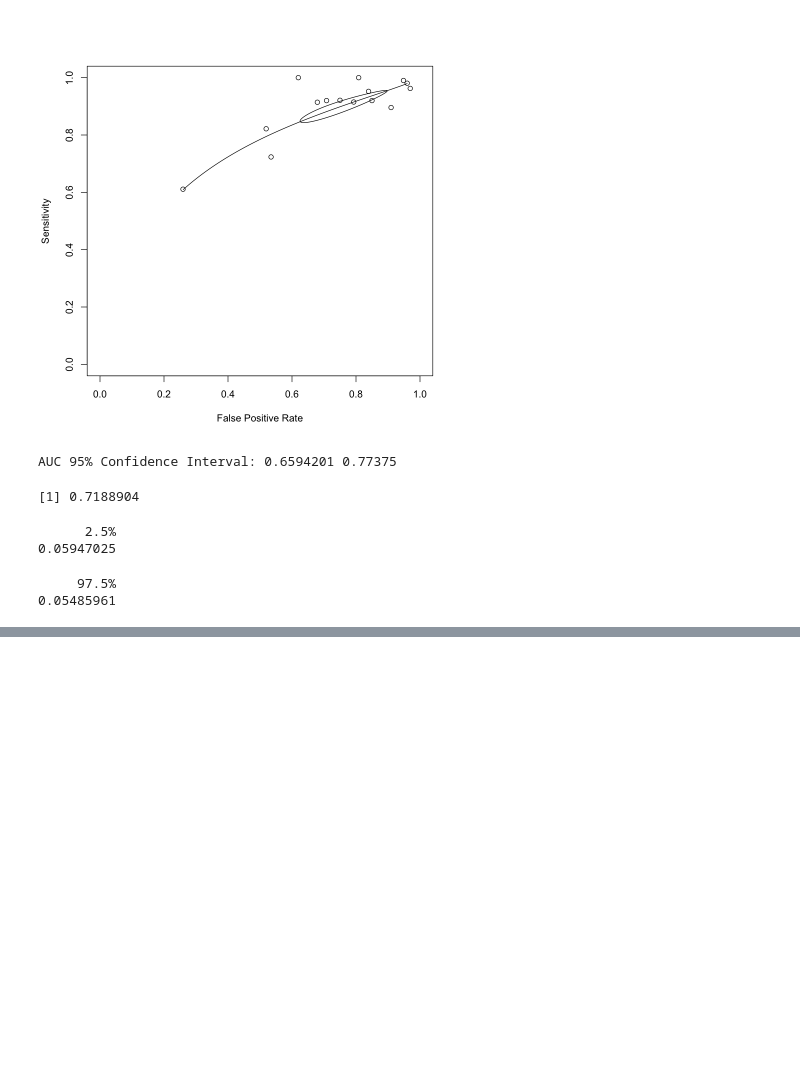
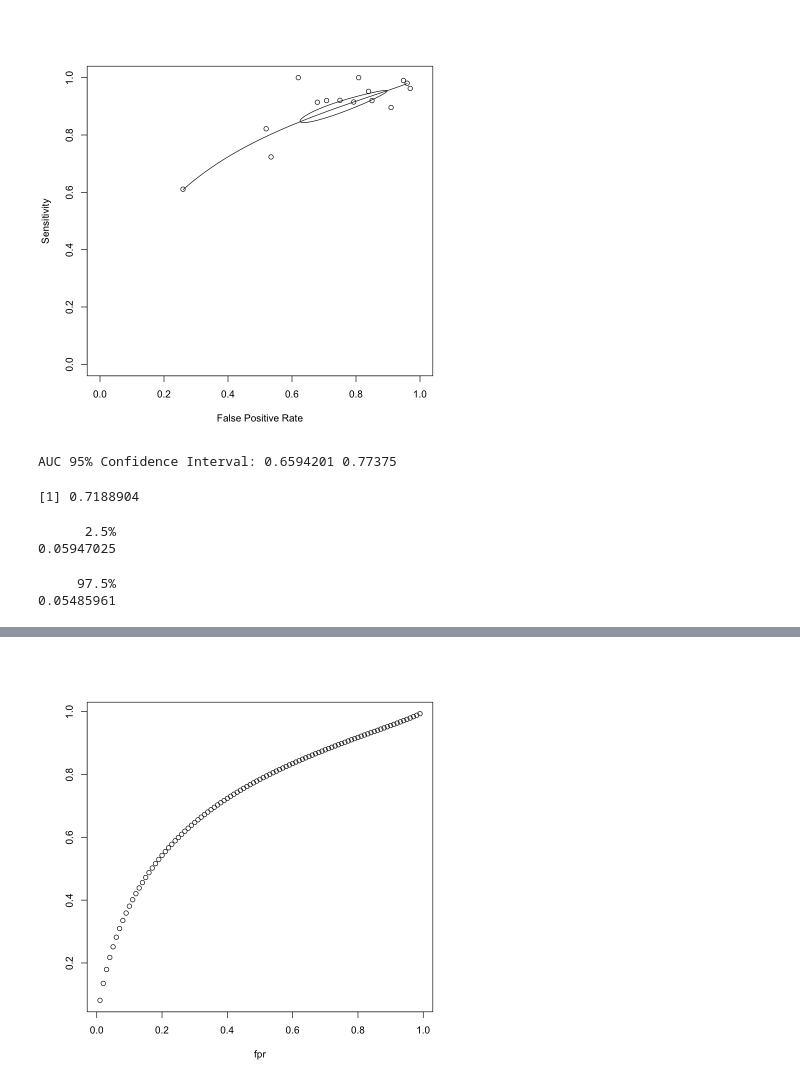
Before and after one commit to ohshane/Statistics, a Jupyter notebook: R/main.ipynb, the cells around one changed output, grey strips where cells are left out. Cells and saved outputs as stored; diff of their text form; code cells hidden in the pictures; blank space fills up the shorter version.

```diff
--- a/R/main.ipynb
+++ b/R/main.ipynb
@@ -92,0 +115,4 @@ ci[2] - AUC(model)$AUC
+# %%
+plot(sroc(model))
+# %% [output]
+[figure, added]
```
Also changed, not shown: parts of 2 cells of this notebook, 2 other files.
